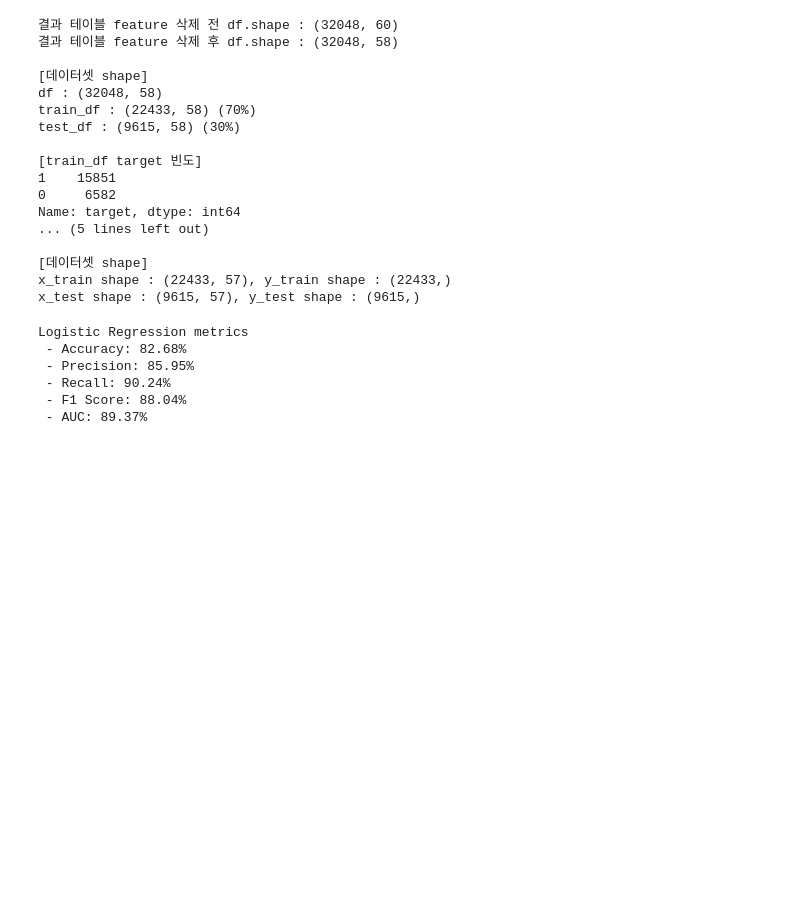
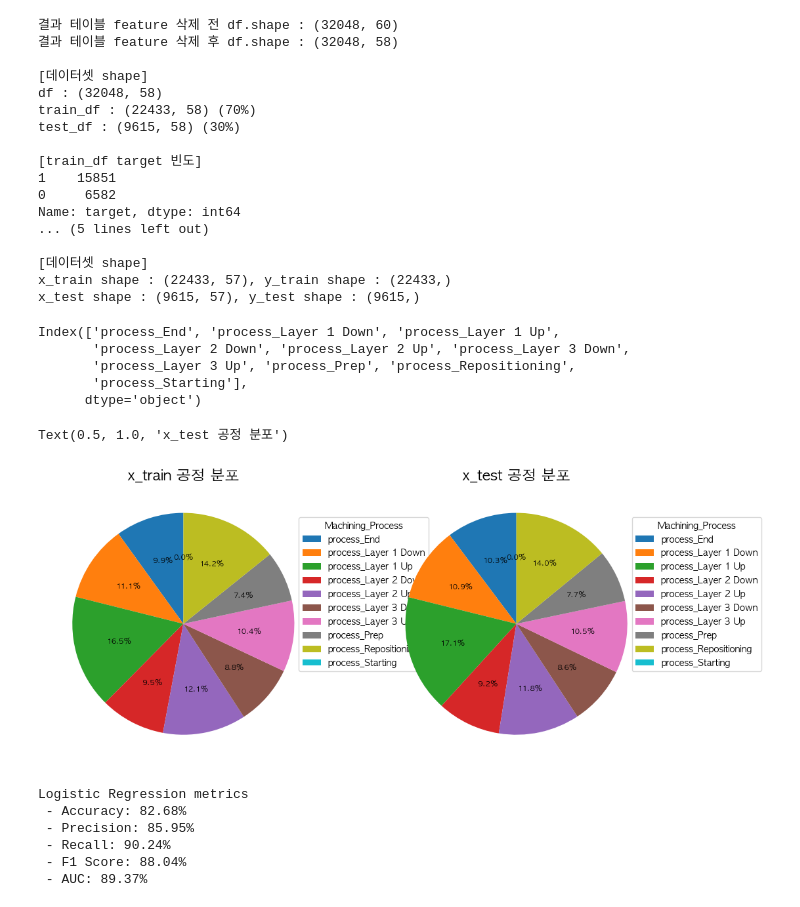
Before and after one commit to ParkSungHyon/smart_factory_cnc, a Jupyter notebook: cnc2.ipynb, the cells around one changed output. Saved outputs shown, nothing was run; the diff lists cells and outputs as text; code cells hidden in the pictures; blank space fills up the shorter version.

```diff
--- a/cnc2.ipynb
+++ b/cnc2.ipynb
@@ -609,6 +609,29 @@ Name: target, dtype: int64
 [데이터셋 shape]
 x_train shape : (22433, 57), y_train shape : (22433,)
 x_test shape : (9615, 57), y_test shape : (9615,)
+# %%
+x_train.columns[44:54]
+
+x_train.iloc[:,44:54].sum().index
+# %% [output]
+Index(['process_End', 'process_Layer 1 Down', 'process_Layer 1 Up',
+       'process_Layer 2 Down', 'process_Layer 2 Up', 'process_Layer 3 Down',
+       'process_Layer 3 Up', 'process_Prep', 'process_Repositioning',
+       'process_Starting'],
+      dtype='object')
+# %%
+fig, axs = plt.subplots(1,2, figsize=(12,6))
+
+axs[0].pie(x_train.iloc[:,44:54].sum().values, labels=None, autopct='%1.1f%%', startangle=90, textprops={'fontsize': 8})
+axs[0].legend(x_train.iloc[:,44:54].sum().index, title="Machining_Process", loc="best", bbox_to_anchor=(0.9, 0, 0.1, 0.9))
+axs[0].set_title('x_train 공정 분포', fontsize=16)
+
+axs[1].pie(x_test.iloc[:,44:54].sum().values, labels=None, autopct='%1.1f%%', startangle=90, textprops={'fontsize': 8})
+axs[1].legend(x_test.iloc[:,44:54].sum().index, title="Machining_Process", loc="best", bbox_to_anchor=(0.9, 0, 0.1, 0.9))
+axs[1].set_title('x_test 공정 분포', fontsize=16)
+# %% [output]
+Text(0.5, 1.0, 'x_test 공정 분포')
+[figure, added]
 # %%
 # ##  ML 모델별로 학습 및 예측 결과
 
```
Also changed, not shown: 4 other files.
